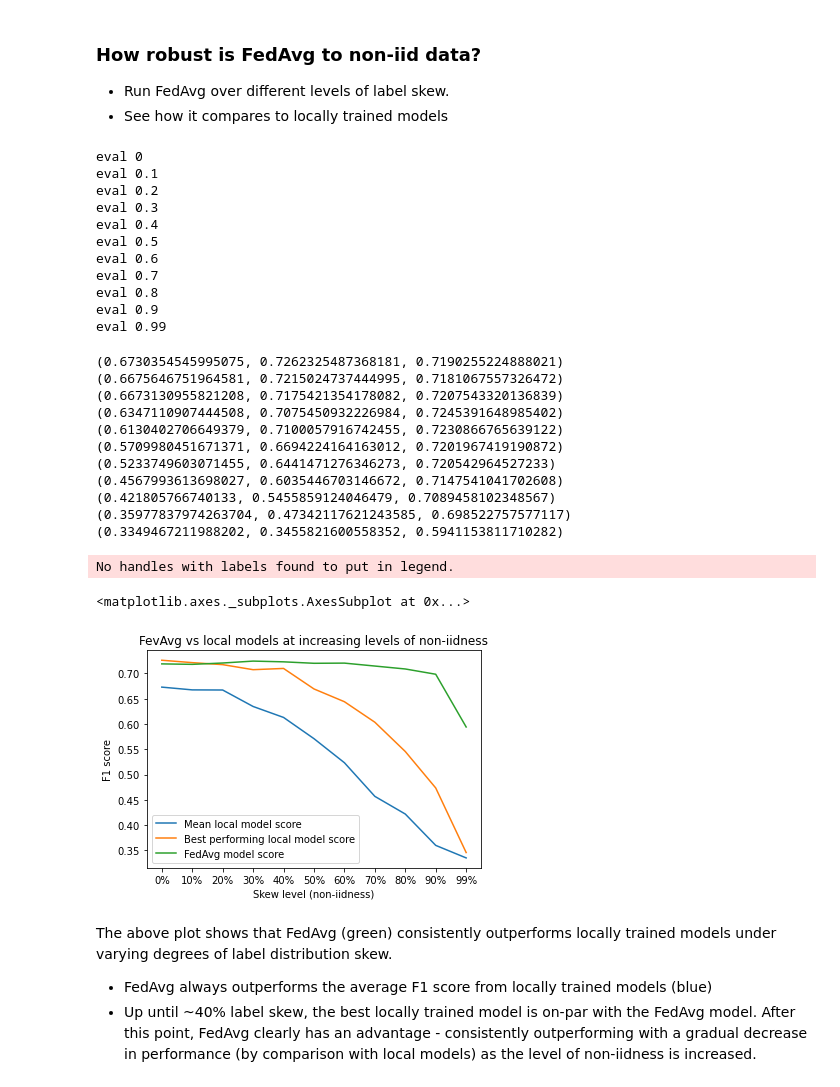
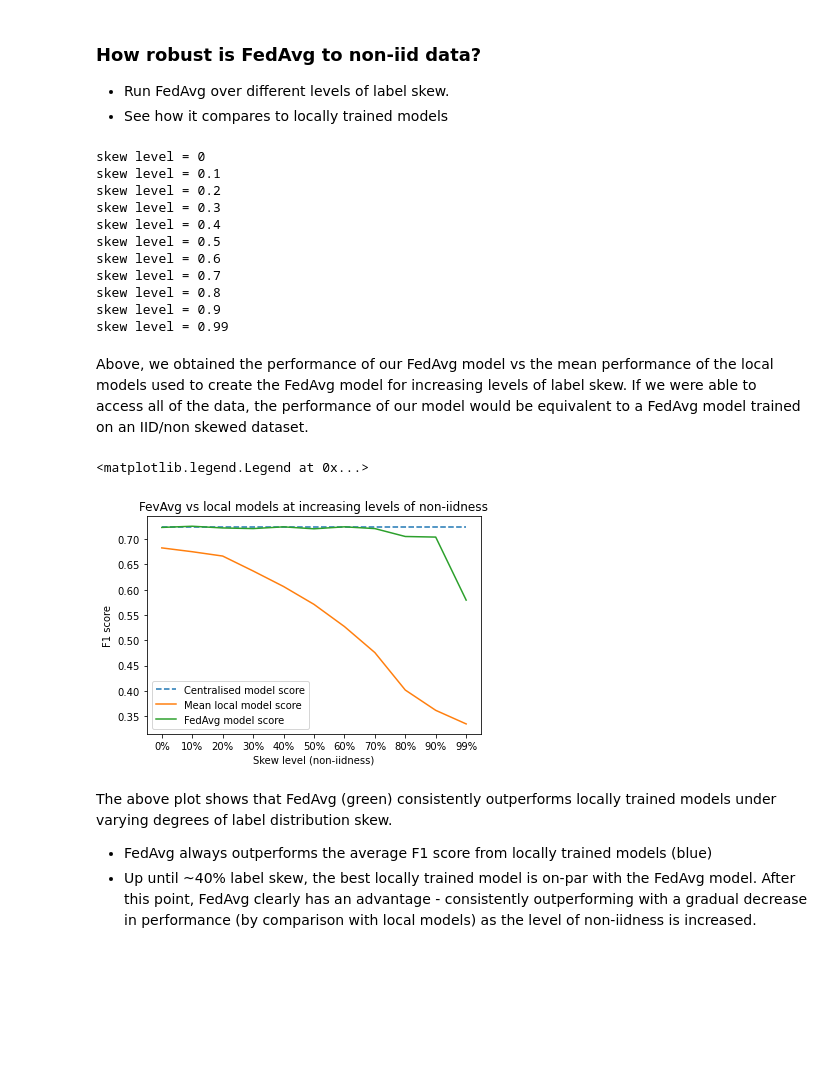
Before and after one commit to datafleets/horizontal-federated-learning-blog, a Jupyter notebook: horizontal-fl.ipynb, the cells around one changed output. Drawn from its saved outputs; the diff is of its cells as text; code cells hidden in the pictures; blank space fills up the shorter version.

```diff
--- a/horizontal-fl.ipynb
+++ b/horizontal-fl.ipynb
@@ -412,7 +392,8 @@ hyperparams = {
 local_mean_f1_scores = []
 local_max_f1_scores = []
 fed_avg_f1_scores = []
-for i in range(0, 100):
+
+for i in tqdm(range(0, 100), desc="trial"):
     fed_avg = FedAvg(**hyperparams)
     fed_avg.fit(X_train, y_train)
     preds = fed_avg.predict(X_test)
@@ -524,8 +502,9 @@ def compare_f1(hyperparams, rounds=1):
 # %%
 skews = [0, 0.1, 0.2, 0.3, 0.4, 0.5, 0.6, 0.7, 0.8, 0.9, 0.99]
 scores = {}
+
 for skew in skews:
-    print("eval", skew)
+    print(f"skew level = {skew}")
     hyperparams = {
         'n_runners': 10,
         'sample_size': 10,
@@ -547,49 +526,39 @@ for skew in skews:
     local_mean_f1_scores, local_max_f1_scores, fed_avg_f1_scores = compare_f1(hyperparams, 10)
     scores[str(skew)] = (local_mean_f1_scores, local_max_f1_scores, fed_avg_f1_scores)
 # %% [output]
-eval 0
-eval 0.1
-eval 0.2
-eval 0.3
-eval 0.4
-eval 0.5
-eval 0.6
-eval 0.7
-eval 0.8
-eval 0.9
-eval 0.99
+skew level = 0
+skew level = 0.1
+skew level = 0.2
+skew level = 0.3
+skew level = 0.4
+skew level = 0.5
+skew level = 0.6
+skew level = 0.7
+skew level = 0.8
+skew level = 0.9
+skew level = 0.99
-# %%
-for score in scores.values():
-    print(score)
-# %% [output]
-(0.6730354545995075, 0.7262325487368181, 0.7190255224888021)
-(0.6675646751964581, 0.7215024737444995, 0.7181067557326472)
-(0.6673130955821208, 0.7175421354178082, 0.7207543320136839)
-(0.6347110907444508, 0.7075450932226984, 0.7245391648985402)
-(0.6130402706649379, 0.7100057916742455, 0.7230866765639122)
-(0.5709980451671371, 0.6694224164163012, 0.7201967419190872)
-(0.5233749603071455, 0.6441471276346273, 0.720542964527233)
-(0.4567993613698027, 0.6035446703146672, 0.7147541041702608)
-(0.421805766740133, 0.5455859124046479, 0.7089458102348567)
-(0.35977837974263704, 0.47342117621243585, 0.698522757577117)
-(0.3349467211988202, 0.3455821600558352, 0.5941153811710282)
 # %%
 local_mean_f1_scores = [score[0] for score in scores.values()]
 local_max_f1_scores = [score[1] for score in scores.values()]
 fed_avg_f1_scores = [score[2] for score in scores.values()]
+# %% [markdown]
+Above, we obtained the performance of our FedAvg model vs the mean performance of the local models used to create the FedAvg model for increasing levels of label skew. If we were able to access all of the data, the performance of our model would be equivalent to a FedAvg model trained on an IID/non skewed dataset.
+# %%
+centralised_model = [fed_avg_f1_scores[0]]*len(fed_avg_f1_scores)
 # %%
+x_labels = ['0%', '10%', '20%', '30%', '40%', '50%', '60%', '70%', '80%', '90%', '99%']
 fig, ax = plt.subplots()
 ax.set(xlabel='Skew level (non-iidness)', ylabel='F1 score')
+ax.set_title('FevAvg vs local models at increasing levels of non-iidness')
+sns.lineplot(x=x_labels, y=centralised_model, ax=ax, label='Centralised model score')
+sns.lineplot(x=x_labels, y=local_mean_f1_scores, ax=ax, label='Mean local model score')
+sns.lineplot(x=x_labels, y=fed_avg_f1_scores, ax=ax, label='FedAvg model score')
+ax.lines[0].set_linestyle("--")
 ax.legend()
-ax.set_title('FevAvg vs local models at increasing levels of non-iidness')
-sns.lineplot(x=['0%', '10%', '20%', '30%', '40%', '50%', '60%', '70%', '80%', '90%', '99%'], y=local_mean_f1_scores, ax=ax, label='Mean local model score')
-sns.lineplot(x=['0%', '10%', '20%', '30%', '40%', '50%', '60%', '70%', '80%', '90%', '99%'], y=local_max_f1_scores, ax=ax, label='Best performing local model score')
-sns.lineplot(x=['0%', '10%', '20%', '30%', '40%', '50%', '60%', '70%', '80%', '90%', '99%'], y=fed_avg_f1_scores, ax=ax, label='FedAvg model score')
 #fig.savefig('/tmp/x.png')
 # %% [output]
-No handles with labels found to put in legend.
+<matplotlib.legend.Legend at 0x...>
-<matplotlib.axes._subplots.AxesSubplot at 0x...>
-[figure, old version]
+[figure, new version]
 # %% [markdown]
 The above plot shows that FedAvg (green) consistently outperforms locally trained models under varying degrees of label distribution skew.
 
```
Also changed, not shown: parts of 12 cells of this notebook.
